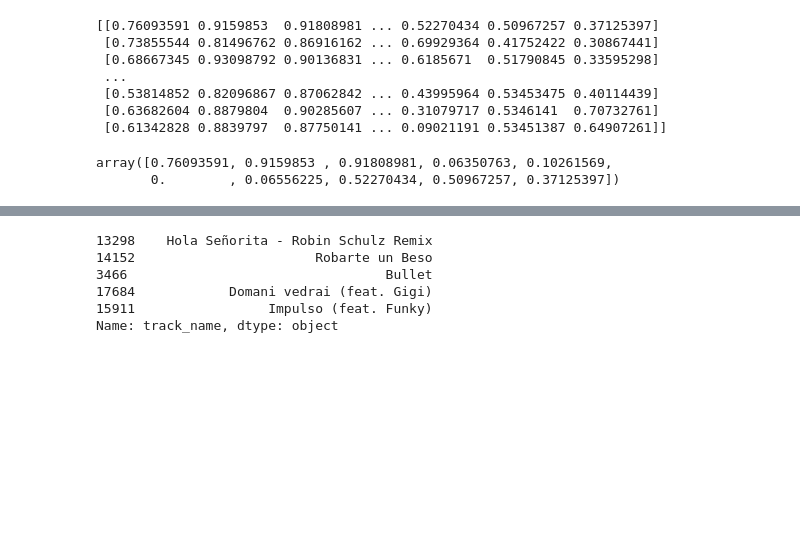
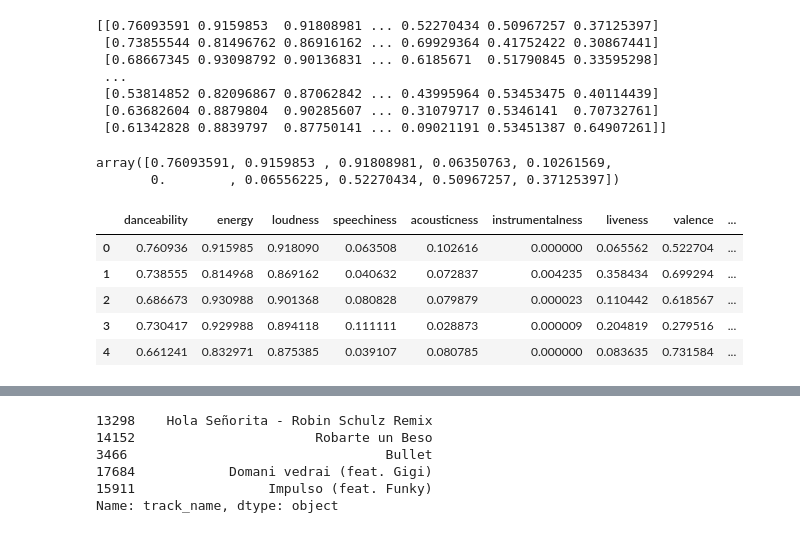
Before and after one commit to mariashiferaw/Team-4--Music-Recommendation-System, a Jupyter notebook: Recommendation_System.ipynb, the cells around one changed output, grey strips where cells are left out. Cells and saved outputs as stored; diff of their text form; code cells hidden in the pictures; blank space fills up the shorter version.

```diff
--- a/Recommendation_System.ipynb
+++ b/Recommendation_System.ipynb
@@ -39,3 +41,16 @@ X_scaled[0]
  [0.61342828 0.8839797  0.87750141 ... 0.09021191 0.53451387 0.64907261]]
 array([0.76093591, 0.9159853 , 0.91808981, 0.06350763, 0.10261569,
        0.        , 0.06556225, 0.52270434, 0.50967257, 0.37125397])
+# %%
+df = pd.DataFrame(X_scaled,columns = X.columns)
+
+df.head()
+
+# sns.boxplot(data=df[features], orient="h")
+# %% [output]
+|  | danceability | energy | loudness | speechiness | acousticness | instrumentalness | liveness | valence | ... |
+| 0 | 0.760936 | 0.915985 | 0.918090 | 0.063508 | 0.102616 | 0.000000 | 0.065562 | 0.522704 | ... |
+| 1 | 0.738555 | 0.814968 | 0.869162 | 0.040632 | 0.072837 | 0.004235 | 0.358434 | 0.699294 | ... |
+| 2 | 0.686673 | 0.930988 | 0.901368 | 0.080828 | 0.079879 | 0.000023 | 0.110442 | 0.618567 | ... |
+| 3 | 0.730417 | 0.929988 | 0.894118 | 0.111111 | 0.028873 | 0.000009 | 0.204819 | 0.279516 | ... |
+| 4 | 0.661241 | 0.832971 | 0.875385 | 0.039107 | 0.080785 | 0.000000 | 0.083635 | 0.731584 | ... |
```
Also changed, not shown: parts of 10 cells of this notebook.
